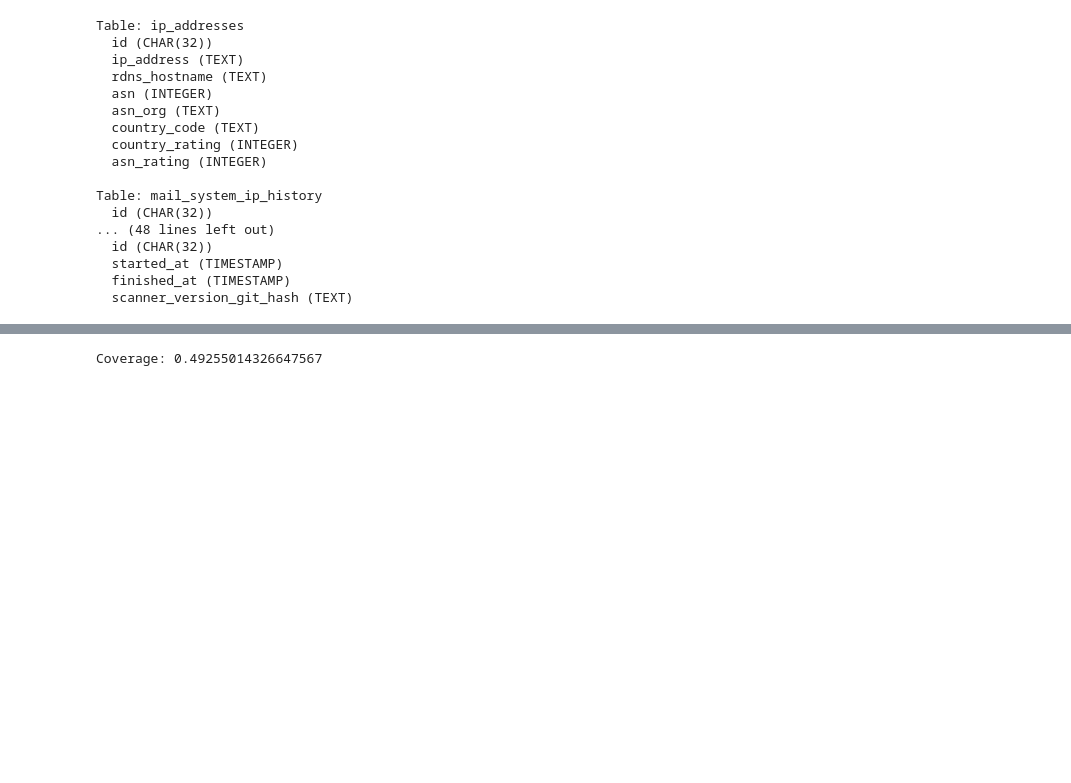
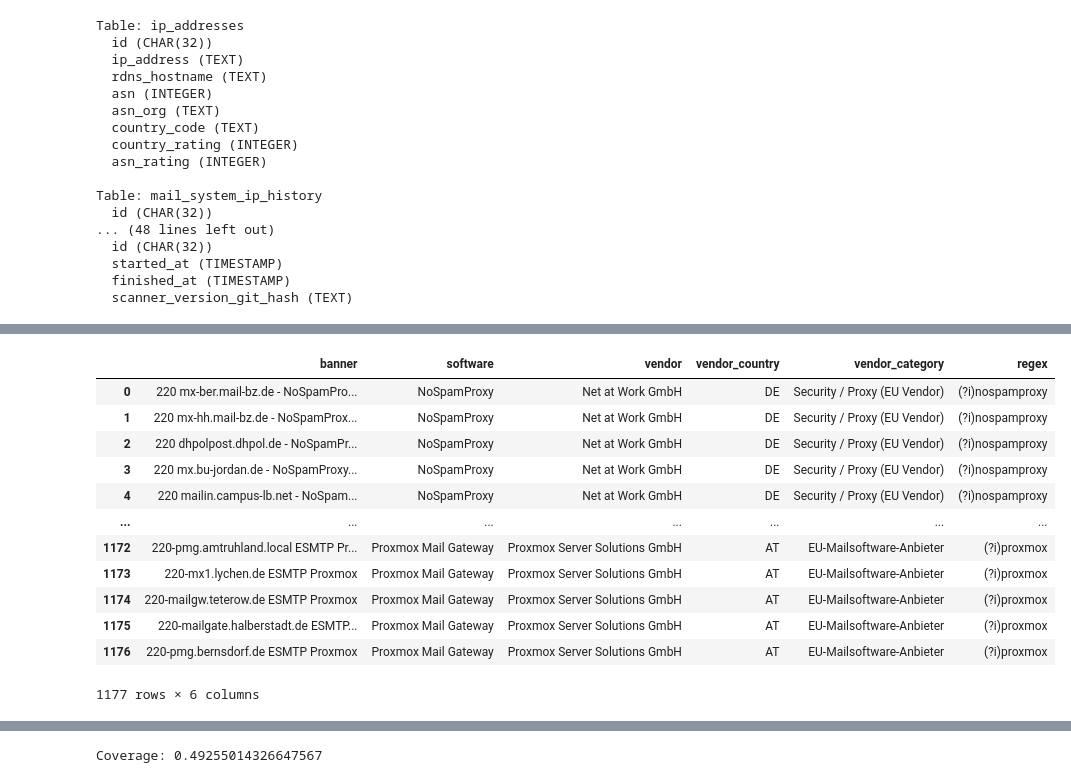
Before and after one commit to Owreeb/S.M.A.R.T.-Sovereign_Mail_Assessment_and_Rating_Tool, a Jupyter notebook: scanner/src/enricher/dev_notebook.ipynb, the cells around one changed output, grey strips where cells are left out. Cells and saved outputs as stored; diff of their text form; code cells hidden in the pictures; blank space fills up the shorter version.

```diff
--- a/scanner/src/enricher/dev_notebook.ipynb
+++ b/scanner/src/enricher/dev_notebook.ipynb
@@ -49,0 +193,16 @@ Table: mail_system_ip_history
+# %%
+pd.DataFrame(matches)
+# %% [output]
+|  | banner | software | vendor | vendor_country | vendor_category | regex |
+| 0 | 220 mx-ber.mail-bz.de - NoSpamPro... | NoSpamProxy | Net at Work GmbH | DE | Security / Proxy (EU Vendor) | (?i)nospamproxy |
+| 1 | 220 mx-hh.mail-bz.de - NoSpamProx... | NoSpamProxy | Net at Work GmbH | DE | Security / Proxy (EU Vendor) | (?i)nospamproxy |
+| 2 | 220 dhpolpost.dhpol.de - NoSpamPr... | NoSpamProxy | Net at Work GmbH | DE | Security / Proxy (EU Vendor) | (?i)nospamproxy |
+| 3 | 220 mx.bu-jordan.de - NoSpamProxy... | NoSpamProxy | Net at Work GmbH | DE | Security / Proxy (EU Vendor) | (?i)nospamproxy |
+| 4 | 220 mailin.campus-lb.net - NoSpam... | NoSpamProxy | Net at Work GmbH | DE | Security / Proxy (EU Vendor) | (?i)nospamproxy |
+| ... | ... | ... | ... | ... | ... | ... |
+| 1172 | 220-pmg.amtruhland.local ESMTP Pr... | Proxmox Mail Gateway | Proxmox Server Solutions GmbH | AT | EU-Mailsoftware-Anbieter | (?i)proxmox |
+| 1173 | 220-mx1.lychen.de ESMTP Proxmox | Proxmox Mail Gateway | Proxmox Server Solutions GmbH | AT | EU-Mailsoftware-Anbieter | (?i)proxmox |
+| 1174 | 220-mailgw.teterow.de ESMTP Proxmox | Proxmox Mail Gateway | Proxmox Server Solutions GmbH | AT | EU-Mailsoftware-Anbieter | (?i)proxmox |
+| 1175 | 220-mailgate.halberstadt.de ESMTP... | Proxmox Mail Gateway | Proxmox Server Solutions GmbH | AT | EU-Mailsoftware-Anbieter | (?i)proxmox |
+| 1176 | 220-pmg.bernsdorf.de ESMTP Proxmox | Proxmox Mail Gateway | Proxmox Server Solutions GmbH | AT | EU-Mailsoftware-Anbieter | (?i)proxmox |
+1177 rows × 6 columns
```
Also changed, not shown: parts of 9 cells of this notebook, 9 other files.
